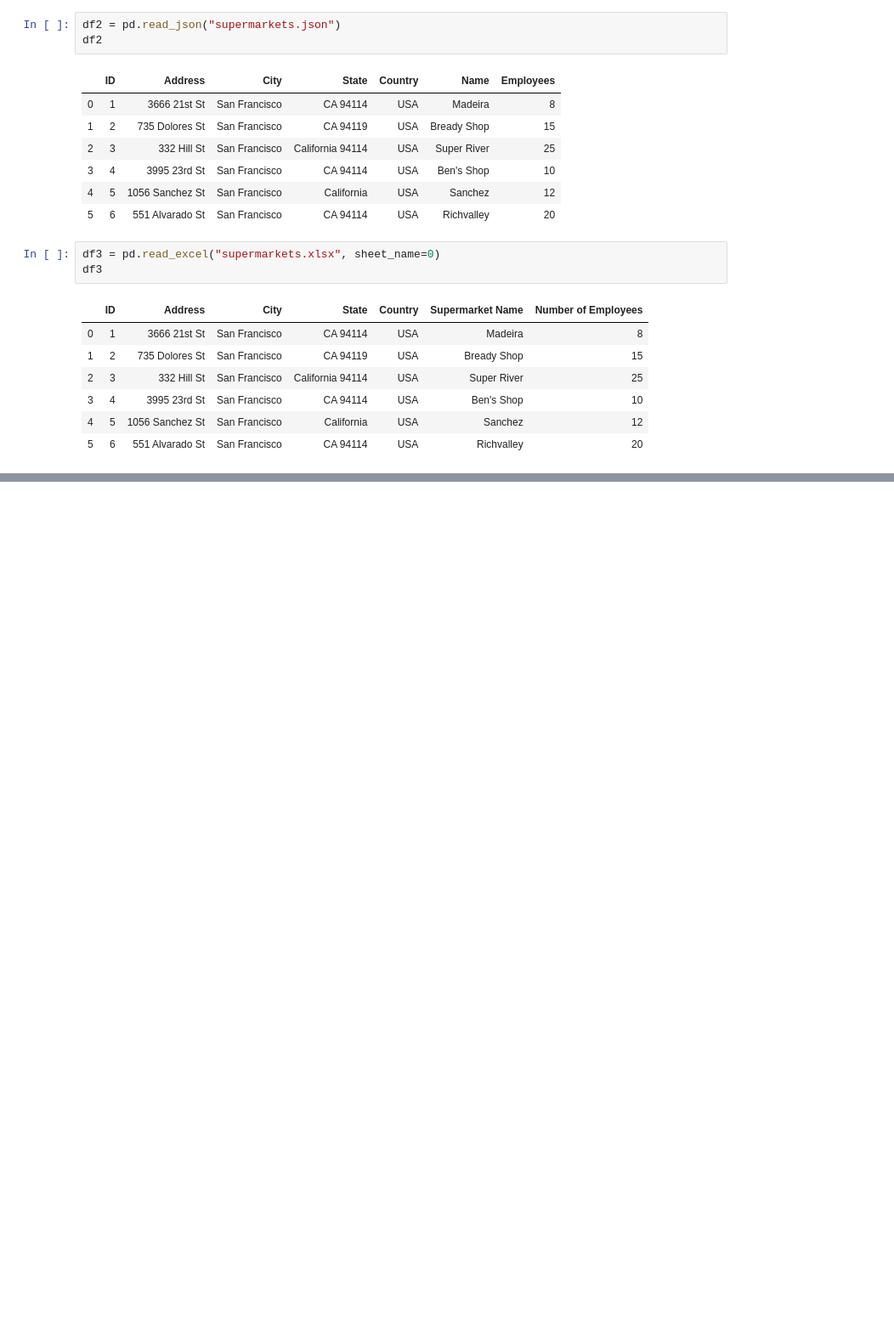
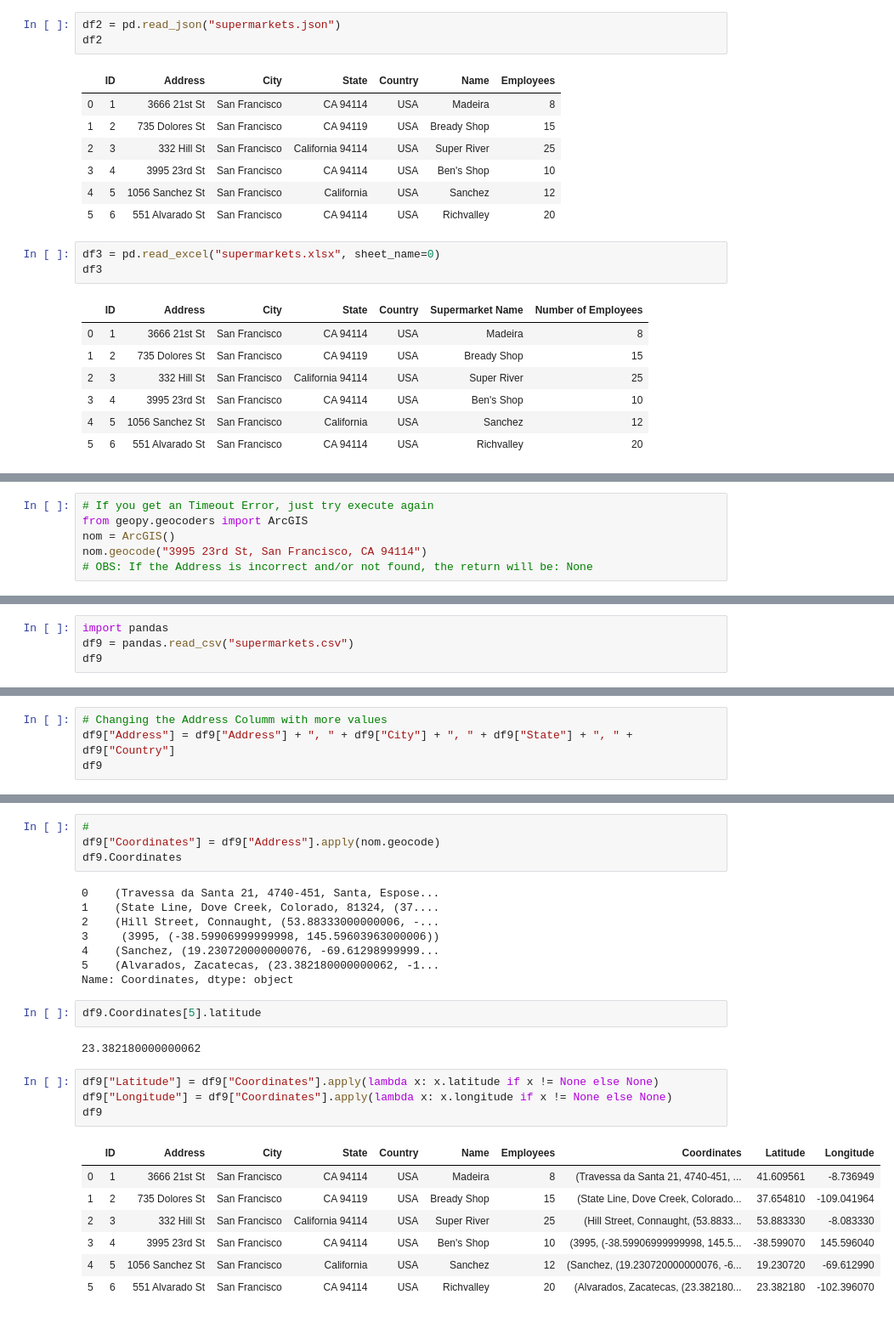
Before and after one commit to bruno-novo-it/the-python-mega-course, a Jupyter notebook: session_14_data_analysis_with_pandas/Session_14_Data_Analysis_with_Pandas.ipynb, the cells around one changed output, grey strips where cells are left out. Shown at 85% size. Cells and saved outputs as stored; diff of their text form; blank space fills up the shorter version.

```diff
--- a/session_14_data_analysis_with_pandas/Session_14_Data_Analysis_with_Pandas.ipynb
+++ b/session_14_data_analysis_with_pandas/Session_14_Data_Analysis_with_Pandas.ipynb
@@ -47,0 +334,6 @@ df3
+# %%
+# If you get an Timeout Error, just try execute again
+from geopy.geocoders import ArcGIS
+nom = ArcGIS()
+nom.geocode("3995 23rd St, San Francisco, CA 94114")
+# OBS: If the Address is incorrect and/or not found, the return will be: None
@@ -47,0 +352,4 @@ df3
+# %%
+import pandas
+df9 = pandas.read_csv("supermarkets.csv")
+df9
@@ -47,0 +364,4 @@ df3
+# %%
+# Changing the Address Columm with more values
+df9["Address"] = df9["Address"] + ", " + df9["City"] + ", " + df9["State"] + ", " + df9["Country"]
+df9
@@ -47,0 +376,28 @@ df3
+# %%
+#
+df9["Coordinates"] = df9["Address"].apply(nom.geocode)
+df9.Coordinates
+# %% [output]
+0    (Travessa da Santa 21, 4740-451, Santa, Espose...
+1    (State Line, Dove Creek, Colorado, 81324, (37....
+2    (Hill Street, Connaught, (53.88333000000006, -...
+3     (3995, (-38.59906999999998, 145.59603963000006))
+4    (Sanchez, (19.230720000000076, -69.61298999999...
+5    (Alvarados, Zacatecas, (23.382180000000062, -1...
+Name: Coordinates, dtype: object
+# %%
+df9.Coordinates[5].latitude
+# %% [output]
+23.382180000000062
+# %%
+df9["Latitude"] = df9["Coordinates"].apply(lambda x: x.latitude if x != None else None)
+df9["Longitude"] = df9["Coordinates"].apply(lambda x: x.longitude if x != None else None)
+df9
+# %% [output]
+|  | ID | Address | City | State | Country | Name | Employees | Coordinates | Latitude | Longitude |
+| 0 | 1 | 3666 21st St | San Francisco | CA 94114 | USA | Madeira | 8 | (Travessa da Santa 21, 4740-451, ... | 41.609561 | -8.736949 |
+| 1 | 2 | 735 Dolores St | San Francisco | CA 94119 | USA | Bready Shop | 15 | (State Line, Dove Creek, Colorado... | 37.654810 | -109.041964 |
+| 2 | 3 | 332 Hill St | San Francisco | California 94114 | USA | Super River | 25 | (Hill Street, Connaught, (53.8833... | 53.883330 | -8.083330 |
+| 3 | 4 | 3995 23rd St | San Francisco | CA 94114 | USA | Ben's Shop | 10 | (3995, (-38.59906999999998, 145.5... | -38.599070 | 145.596040 |
+| 4 | 5 | 1056 Sanchez St | San Francisco | California | USA | Sanchez | 12 | (Sanchez, (19.230720000000076, -6... | 19.230720 | -69.612990 |
+| 5 | 6 | 551 Alvarado St | San Francisco | CA 94114 | USA | Richvalley | 20 | (Alvarados, Zacatecas, (23.382180... | 23.382180 | -102.396070 |
```
Also changed, not shown: parts of 33 cells of this notebook, 1 other file.
